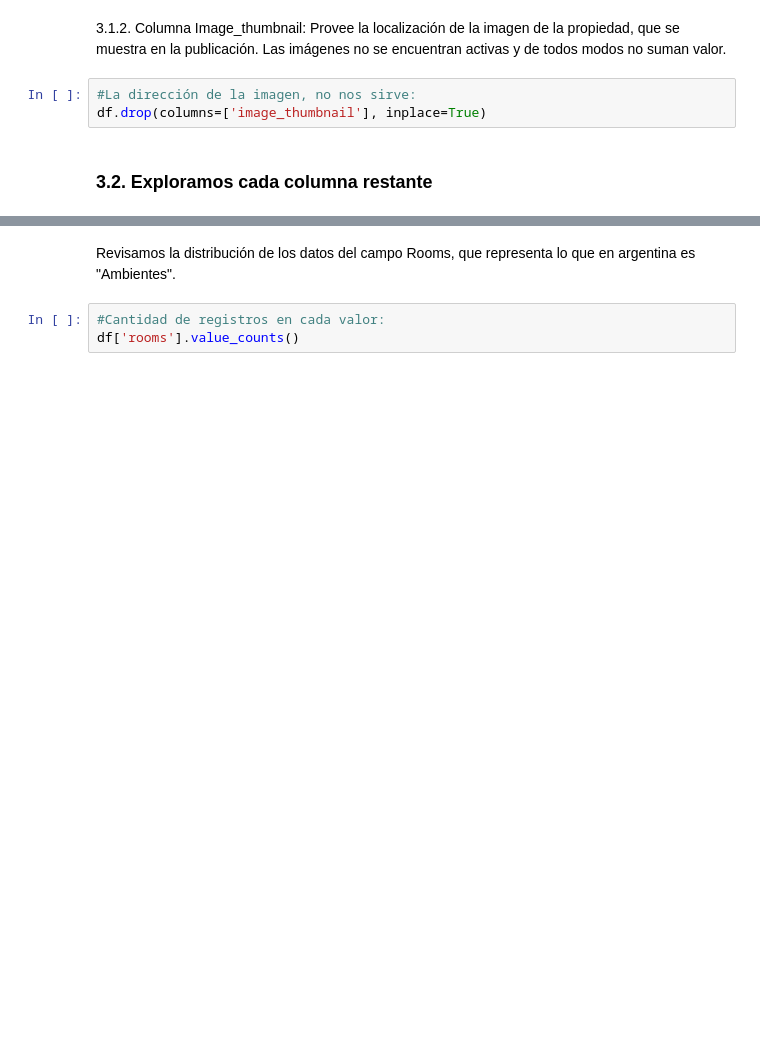
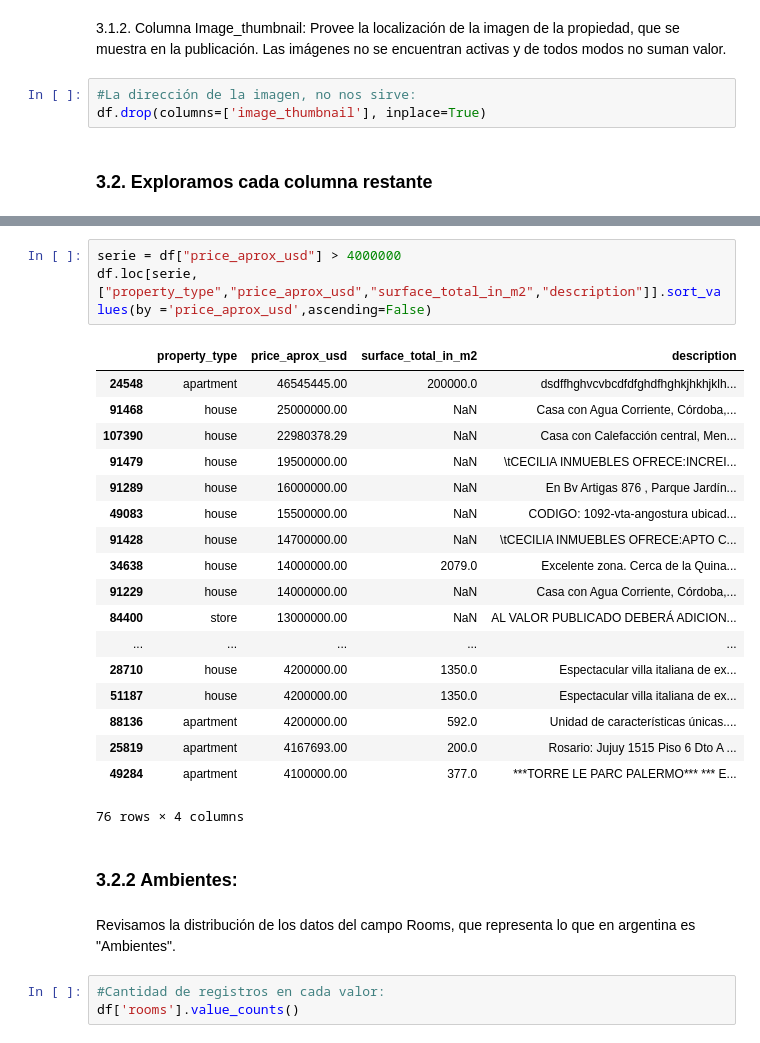
Before and after one commit to marxMT/dhGrupo8, a Jupyter notebook: Desafío 1 - Grupo 8.ipynb, the cells around one changed output, grey strips where cells are left out. Cells and saved outputs as stored; diff of their text form; blank space fills up the shorter version.

```diff
--- a/Desafío 1 - Grupo 8.ipynb
+++ b/Desafío 1 - Grupo 8.ipynb
@@ -136,3 +158,28 @@ df.drop(columns=['image_thumbnail'], inplace=True)
+# %%
+serie = df["price_aprox_usd"] > 4000000
+df.loc[serie,["property_type","price_aprox_usd","surface_total_in_m2","description"]].sort_values(by ='price_aprox_usd',ascending=False)
+# %% [output]
+|  | property_type | price_aprox_usd | surface_total_in_m2 | description |
+| 24548 | apartment | 46545445.00 | 200000.0 | dsdffhghvcvbcdfdfghdfhghkjhkhjklh... |
+| 91468 | house | 25000000.00 | NaN | Casa con Agua Corriente, Córdoba,... |
+| 107390 | house | 22980378.29 | NaN | Casa con Calefacción central, Men... |
+| 91479 | house | 19500000.00 | NaN | \tCECILIA INMUEBLES OFRECE:INCREI... |
+| 91289 | house | 16000000.00 | NaN | En Bv Artigas 876 , Parque Jardín... |
+| 49083 | house | 15500000.00 | NaN | CODIGO: 1092-vta-angostura ubicad... |
+| 91428 | house | 14700000.00 | NaN | \tCECILIA INMUEBLES OFRECE:APTO C... |
+| 34638 | house | 14000000.00 | 2079.0 | Excelente zona. Cerca de la Quina... |
+| 91229 | house | 14000000.00 | NaN | Casa con Agua Corriente, Córdoba,... |
+| 84400 | store | 13000000.00 | NaN | AL VALOR PUBLICADO DEBERÁ ADICION... |
+| ... | ... | ... | ... | ... |
+| 28710 | house | 4200000.00 | 1350.0 | Espectacular villa italiana de ex... |
+| 51187 | house | 4200000.00 | 1350.0 | Espectacular villa italiana de ex... |
+| 88136 | apartment | 4200000.00 | 592.0 | Unidad de características únicas.... |
+| 25819 | apartment | 4167693.00 | 200.0 | Rosario: Jujuy 1515 Piso 6 Dto A ... |
+| 49284 | apartment | 4100000.00 | 377.0 | ***TORRE LE PARC PALERMO*** *** E... |
+76 rows × 4 columns
+# %% [markdown]
+<a id='section3_2_2'></a>
+### 3.2.2 Ambientes:
 # %% [markdown]
 Revisamos la distribución de los datos del campo Rooms, que representa lo que en argentina es "Ambientes".
 # %%
```
Also changed, not shown: parts of 6 cells of this notebook.
